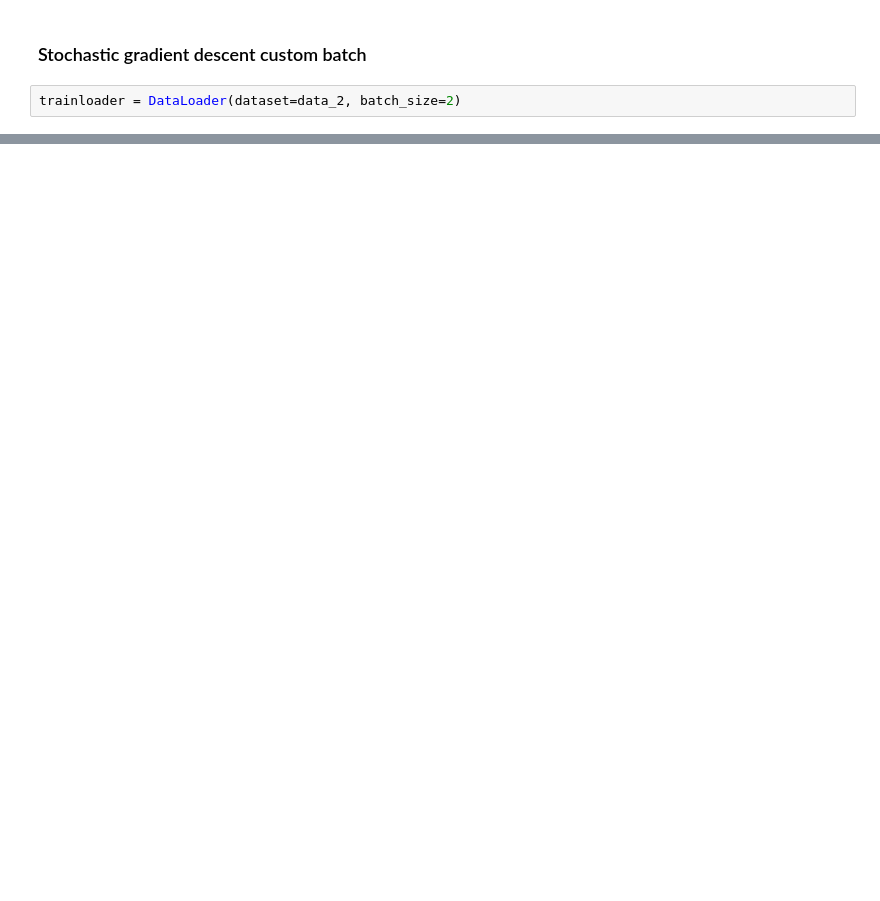
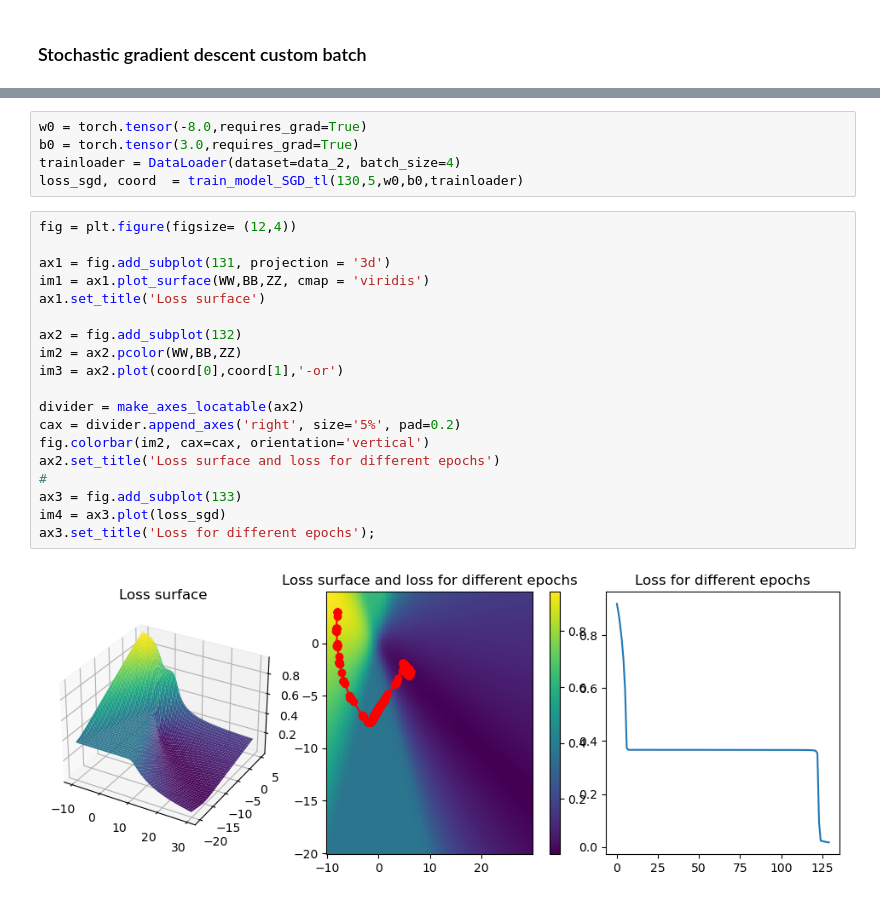
Before and after one commit to LinusLach/Blog, a Jupyter notebook: posts/post-with-code/Pytorch/Post_02.ipynb, the cells around one changed output, grey strips where cells are left out. Saved outputs shown, nothing was run; the diff lists cells and outputs as text; blank space fills up the shorter version.

Commit message:
Added Batch Gradient Descent

```diff
--- a/posts/post-with-code/Pytorch/Post_02.ipynb
+++ b/posts/post-with-code/Pytorch/Post_02.ipynb
@@ -343,4 +343,2 @@ train_model_SGD(15,5,w0,b0)
 # %% [markdown]
 ### Stochastic gradient descent custom batch
-# %%
-trainloader = DataLoader(dataset=data_2, batch_size=2)
@@ -346,0 +376,26 @@ trainloader = DataLoader(dataset=data_2, batch_size=2)
+# %%
+w0 = torch.tensor(-8.0,requires_grad=True)
+b0 = torch.tensor(3.0,requires_grad=True)
+trainloader = DataLoader(dataset=data_2, batch_size=4)
+loss_sgd, coord  = train_model_SGD_tl(130,5,w0,b0,trainloader)
+# %%
+fig = plt.figure(figsize= (12,4))
+
+ax1 = fig.add_subplot(131, projection = '3d')
+im1 = ax1.plot_surface(WW,BB,ZZ, cmap = 'viridis')
+ax1.set_title('Loss surface')
+
+ax2 = fig.add_subplot(132)
+im2 = ax2.pcolor(WW,BB,ZZ)
+im3 = ax2.plot(coord[0],coord[1],'-or')
+
+divider = make_axes_locatable(ax2)
+cax = divider.append_axes('right', size='5%', pad=0.2)
+fig.colorbar(im2, cax=cax, orientation='vertical')
+ax2.set_title('Loss surface and loss for different epochs')
+#
+ax3 = fig.add_subplot(133)
+im4 = ax3.plot(loss_sgd)
+ax3.set_title('Loss for different epochs');
+# %% [output]
+[figure, added]
```
Also changed, not shown: parts of 5 cells of this notebook.
